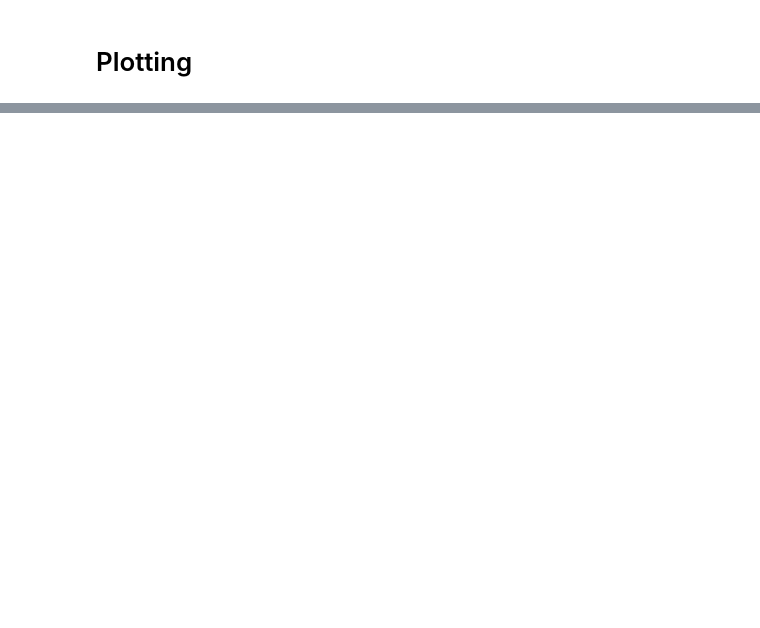
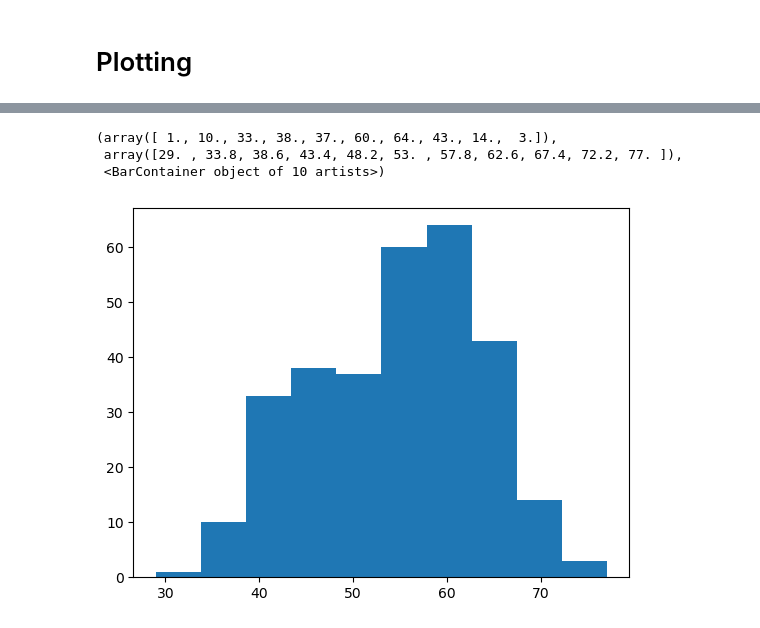
Before and after one commit to Hospital-Da-Luz-Learning-Health/IMLHCatolica26, a Jupyter notebook: Aula 3 - Statistics and Data Analysis & Visualization/Estatística e Análise de Dados/Learning Notebook.ipynb, the cells around one changed output, grey strips where cells are left out. Drawn from its saved outputs; the diff is of its cells as text; code cells hidden in the pictures; blank space fills up the shorter version.

```diff
--- a/Aula 3 - Statistics and Data Analysis & Visualization/Estatística e Análise de Dados/Learning Notebook.ipynb
+++ b/Aula 3 - Statistics and Data Analysis & Visualization/Estatística e Análise de Dados/Learning Notebook.ipynb
@@ -588,0 +475,7 @@ df.head()
+# %%
+plt.hist(df['age'])
+# %% [output]
+(array([ 1., 10., 33., 38., 37., 60., 64., 43., 14.,  3.]),
+ array([29. , 33.8, 38.6, 43.4, 48.2, 53. , 57.8, 62.6, 67.4, 72.2, 77. ]),
+ <BarContainer object of 10 artists>)
+[figure, added]
```
Also changed, not shown: parts of 153 cells of this notebook, 2 other files.
